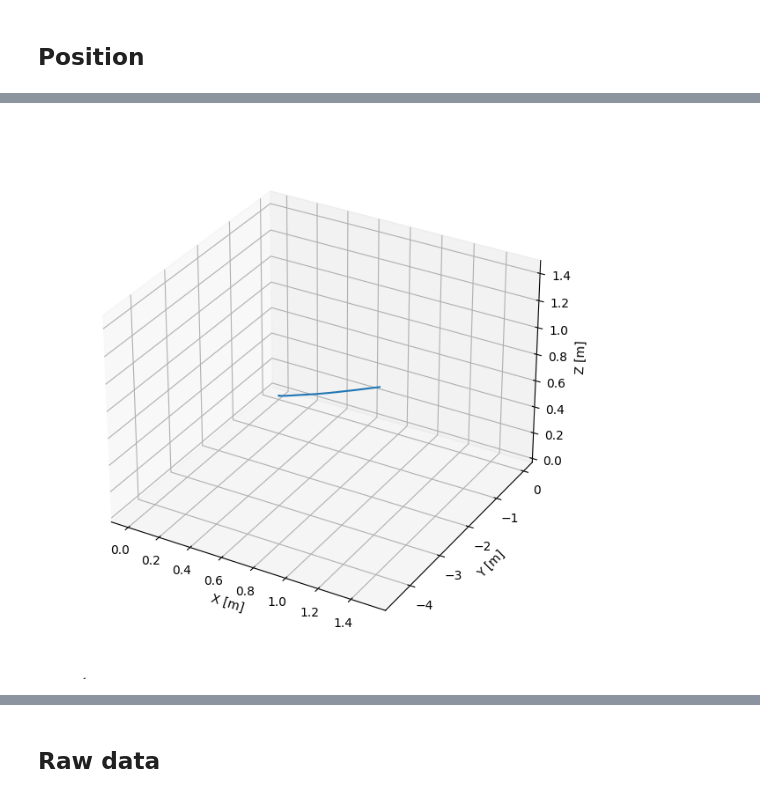
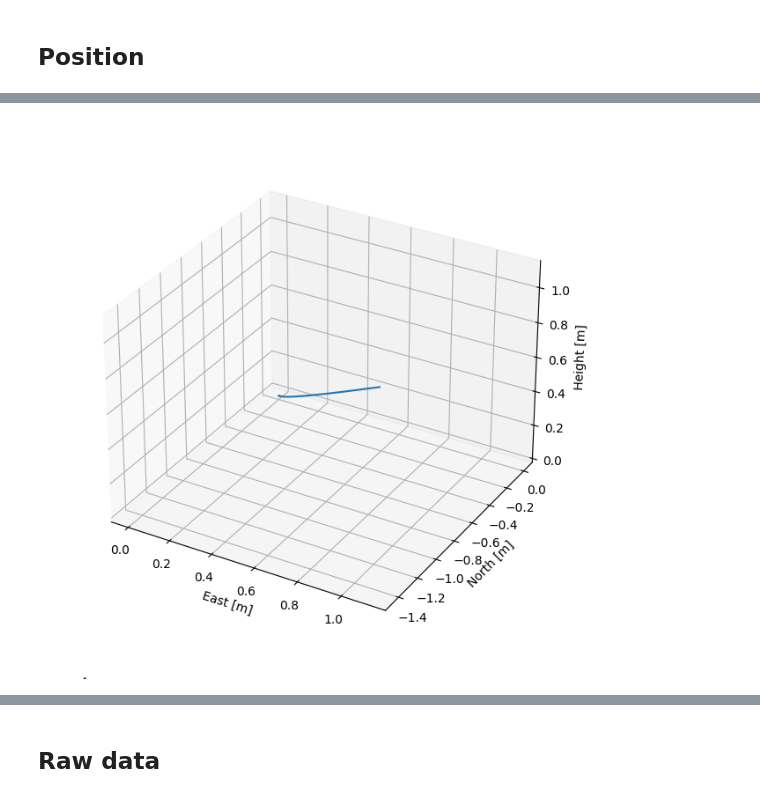
Before and after one commit to guigoruiz1/Arduino-odometry, a Jupyter notebook: IMU.ipynb, the cells around one changed output, grey strips where cells are left out. Cells and saved outputs as stored; diff of their text form; code cells hidden in the pictures.

```diff
--- a/IMU.ipynb
+++ b/IMU.ipynb
@@ -18,8 +22,8 @@ input_file = "DATA_2.CSV"
 # %%
 # Load data
-df = pd.read_csv(input_file, header=header_rows, engine=engine)
+df = pd.read_csv(input_file, header=header_rows, engine=engine, nrows=nrows)
 # %%
-df["_time"] = pd.to_datetime(df["_time"], unit="ms")
+df["_time"] = pd.to_datetime(pd.to_numeric(df["_time"]), unit="ms")
 # %%
 data = df[["_time", "_field", "_value"]].set_index(["_time","_field"]).unstack().droplevel(0, axis=1)
 # %%
@@ -234,7 +278,7 @@ def process_sensor_data(sensor_data, start = pd.Timedelta(seconds = 0)):
         if idx == 0:
             # Initialize first timestamp and rotation matrix
             prev_timestamp = timestamp
-            prev_rotation = initial_rotation
+            prev_orientation = initial_orientation
             prev_acc = acc
             prev_gyro = gyro
             prev_mag = mag
@@ -263,9 +307,10 @@ def process_sensor_data(sensor_data, start = pd.Timedelta(seconds = 0)):
         dt = (timestamp - prev_timestamp) / pd.Timedelta(seconds=1)
         prev_timestamp = timestamp
 
-        orientation = madgwick.updateMARG(q=prev_rotation.as_quat(), acc=mean_acc, mag=mean_mag, gyr=mean_gyro, dt=dt)
+        orientation = madgwick.updateMARG(q=prev_orientation, acc=mean_acc, mag=mean_mag, gyr=mean_gyro, dt=dt)
+        prev_orientation = orientation
         rotation = Rotation.from_quat(orientation)
-        prev_rotation = rotation
+        rotation = update_rotation([0, 0, -np.pi/2], rotation)
 
         # Rotate the linear acceleration vector into the canonical XYZ coordinates
         rotated_acceleration = rotation.apply(mean_acc)
@@ -290,6 +335,8 @@ def process_sensor_data(sensor_data, start = pd.Timedelta(seconds = 0)):
 
     plot_vectors(rotation.as_matrix().T)
 
+    rotated_mag = rotation.apply(mean_mag) * 1e6 # uT -> T to avoid numeric errors
+
     return df
 # %%
 calibrate_sensors(data, window = 50, start = 1, plot=True)
@@ -316,6 +366,6 @@ Aligned Accelerometer: [-1.01 -0.01 -0.09] g
 # %%
 smooth_data = data.rolling(window = 5, min_periods = 1, center = True).median().drop_duplicates()
 # %%
-xyz = process_sensor_data(smooth_data, start=pd.Timedelta(seconds=50))
+xyz = process_sensor_data(smooth_data, start=pd.Timedelta(seconds=60))
 #xyz = process_sensor_data(data, start = pd.Timedelta(seconds=0))
 # %% [output]
@@ -372,13 +425,13 @@ dtype: float64
 # %%
 fig = plt.figure(figsize=(8, 8))
 ax = fig.add_subplot(111, projection='3d')
 ax.plot(xyz["px"],xyz["py"],xyz["pz"])
-ax.set_xlabel("X [m]")
-ax.set_ylabel("Y [m]")
-ax.set_zlabel("Z [m]")
+ax.set_xlabel("East [m]")
+ax.set_ylabel("North [m]")
+ax.set_zlabel("Height [m]")
 ax.ticklabel_format(axis='both', style='sci', scilimits=(0,0))
 # ax.set_aspect("equal", adjustable='box')
 ax.set_box_aspect(None, zoom = 0.9)
 plt.show()
 # %% [output]
-[figure, old version]
+[figure, new version]
```
Also changed, not shown: parts of 25 cells of this notebook.
